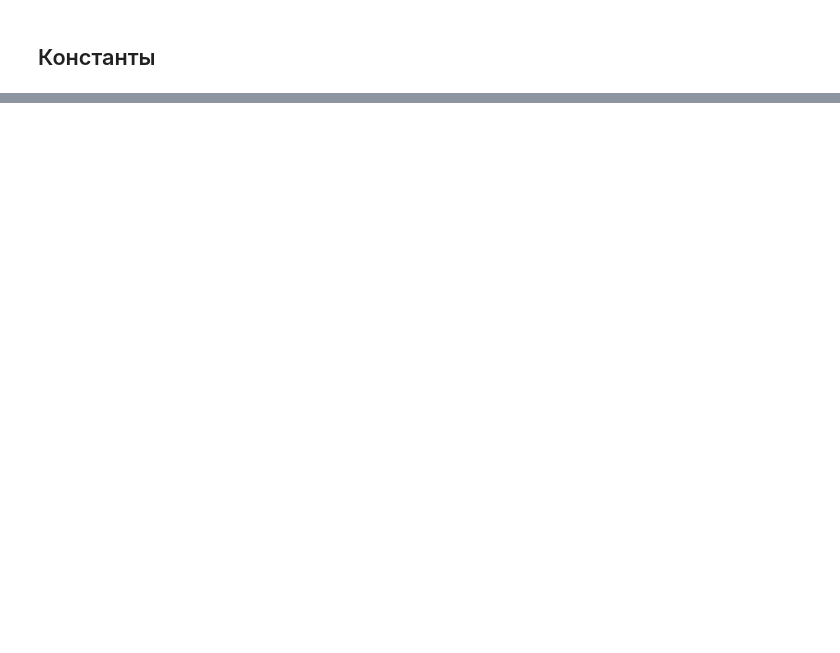
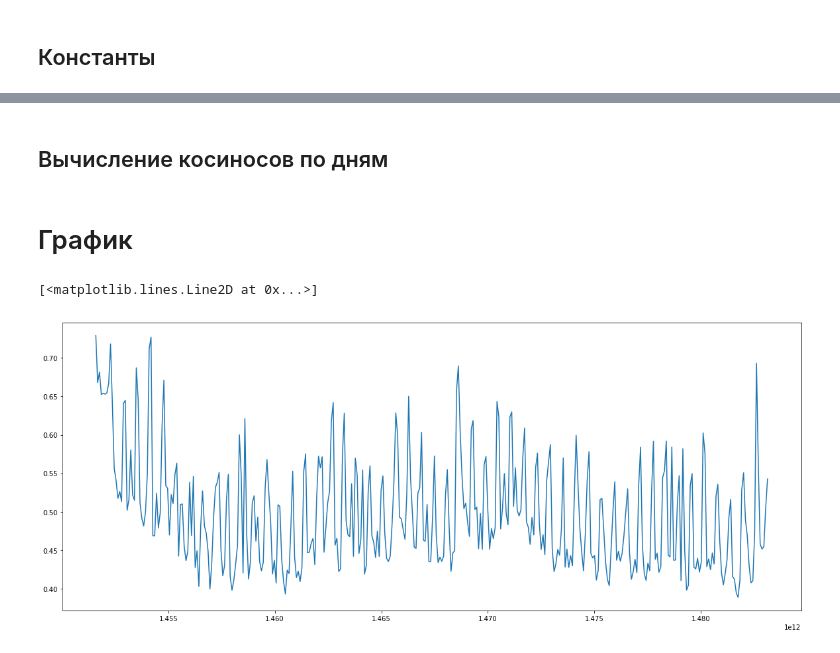
Before and after one commit to jaitl/kasandra-rus, a Jupyter notebook: kasandra_nlp/jupyter/mean/filter_year_news.ipynb, the cells around one changed output, grey strips where cells are left out. Saved outputs shown, nothing was run; the diff lists cells and outputs as text; code cells hidden in the pictures; blank space fills up the shorter version.

Commit message:
mean vector

```diff
--- a/kasandra_nlp/jupyter/mean/filter_year_news.ipynb
+++ b/kasandra_nlp/jupyter/mean/filter_year_news.ipynb
@@ -82,0 +66,7 @@ for start_day, news in days_news.items():
+# %%
+from sklearn.externals import joblib
+from sklearn.feature_extraction.text import TfidfVectorizer
+
+tfidf_vectorizer = joblib.load('/data/kasandra/year/lenta.rbc.ria.news.2016.pkl')
+
+tfidf_matrix = tfidf_vectorizer.transform(map(lambda n: n.content, news))
@@ -82,0 +75,2 @@ for start_day, news in days_news.items():
+# %%
+year_mean = np.array(tfidf_matrix.mean(axis=0))[0]
@@ -82,0 +79,15 @@ for start_day, news in days_news.items():
+# %%
+mean_days = {}
+
+for day, dnews in days_news.items():
+    tfidf_day = tfidf_vectorizer.transform(map(lambda n: n.content, dnews))
+    mean_days[day] = np.array(tfidf_day.mean(axis=0))[0]
+# %% [markdown]
+## Вычисление косиносов по дням
+# %%
+cos_days = {}
+
+for day, mday in mean_days.items():
+    cos_days[day] = spatial.distance.cosine(year_mean, mday)
+# %% [markdown]
+# График
@@ -82,0 +99,10 @@ for start_day, news in days_news.items():
+# %%
+plt.rcParams['figure.figsize'] = (20.0, 8.0)
+
+x = list(cos_days.keys())
+y = list(cos_days.values())
+
+plt.plot(x, y)
+# %% [output]
+[<matplotlib.lines.Line2D at 0x...>]
+[figure, added]
```
Also changed, not shown: parts of 15 cells of this notebook, 5 other files.
